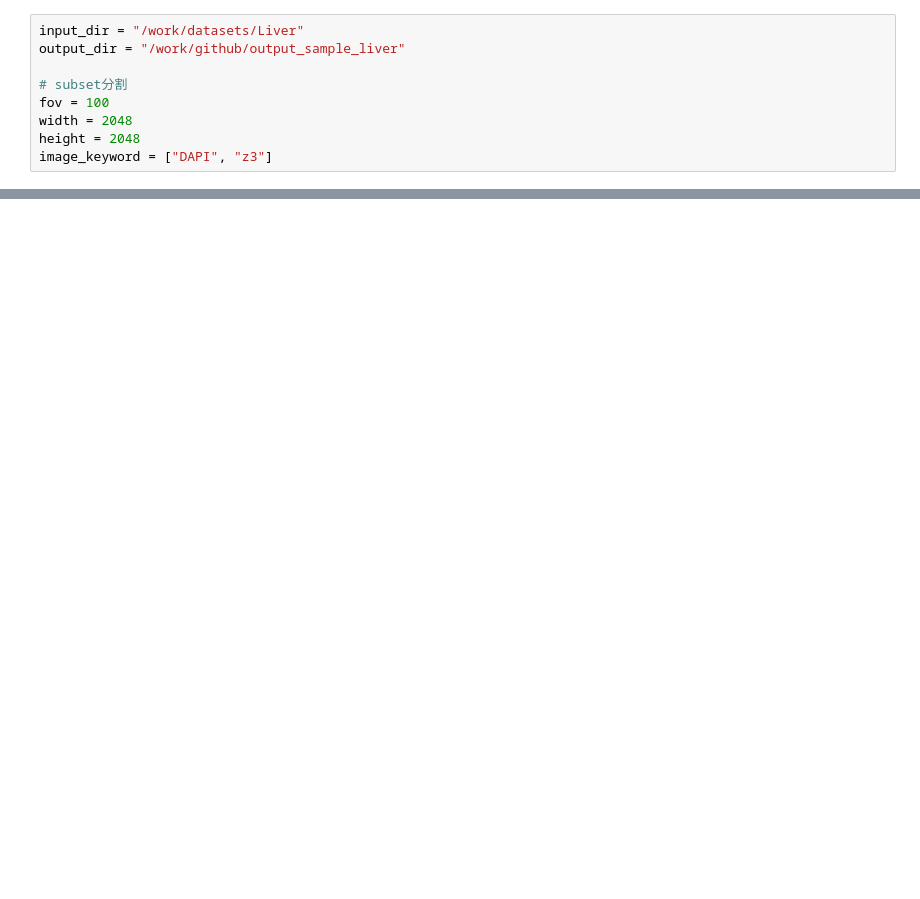
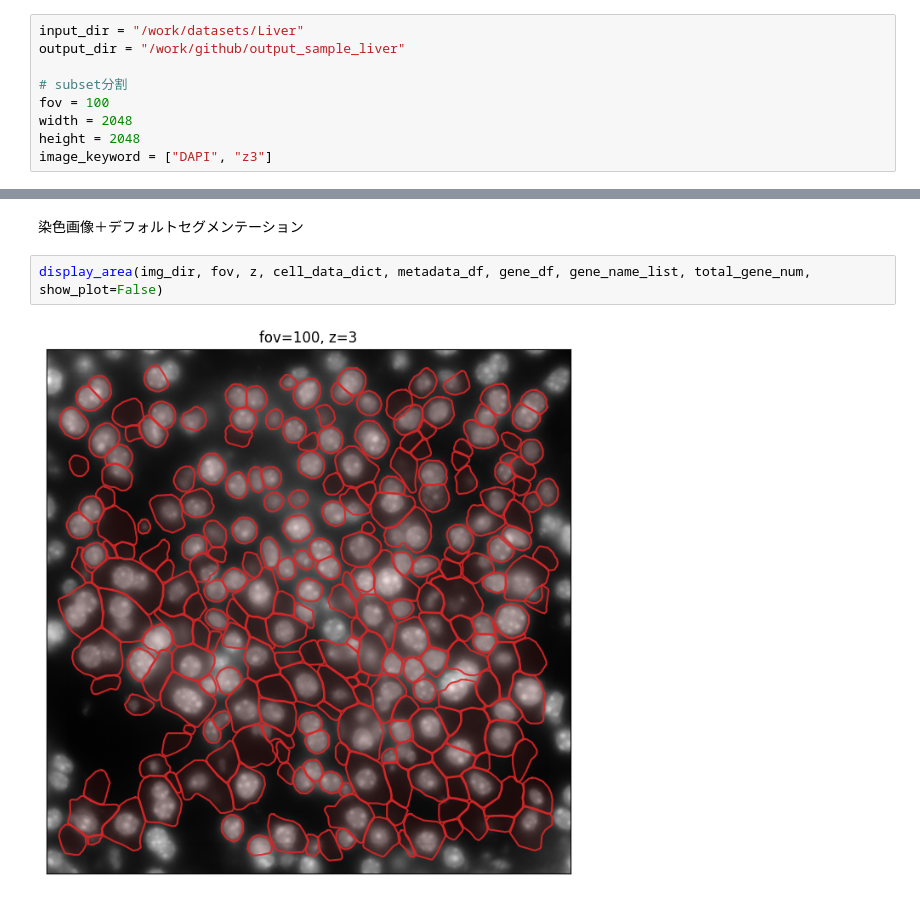
Before and after one commit to hsgym/lab, a Jupyter notebook: sample.ipynb, the cells around one changed output, grey strips where cells are left out. Cells and saved outputs as stored; diff of their text form; blank space fills up the shorter version.

```diff
--- a/sample.ipynb
+++ b/sample.ipynb
@@ -17,0 +78,6 @@ subset.create_subset()
+# %% [markdown]
+染色画像＋デフォルトセグメンテーション
+# %%
+display_area(img_dir, fov, z, cell_data_dict, metadata_df, gene_df, gene_name_list, total_gene_num, show_plot=False)
+# %% [output]
+[figure, added]
```
Also changed, not shown: parts of 12 cells of this notebook, 2 other files.
